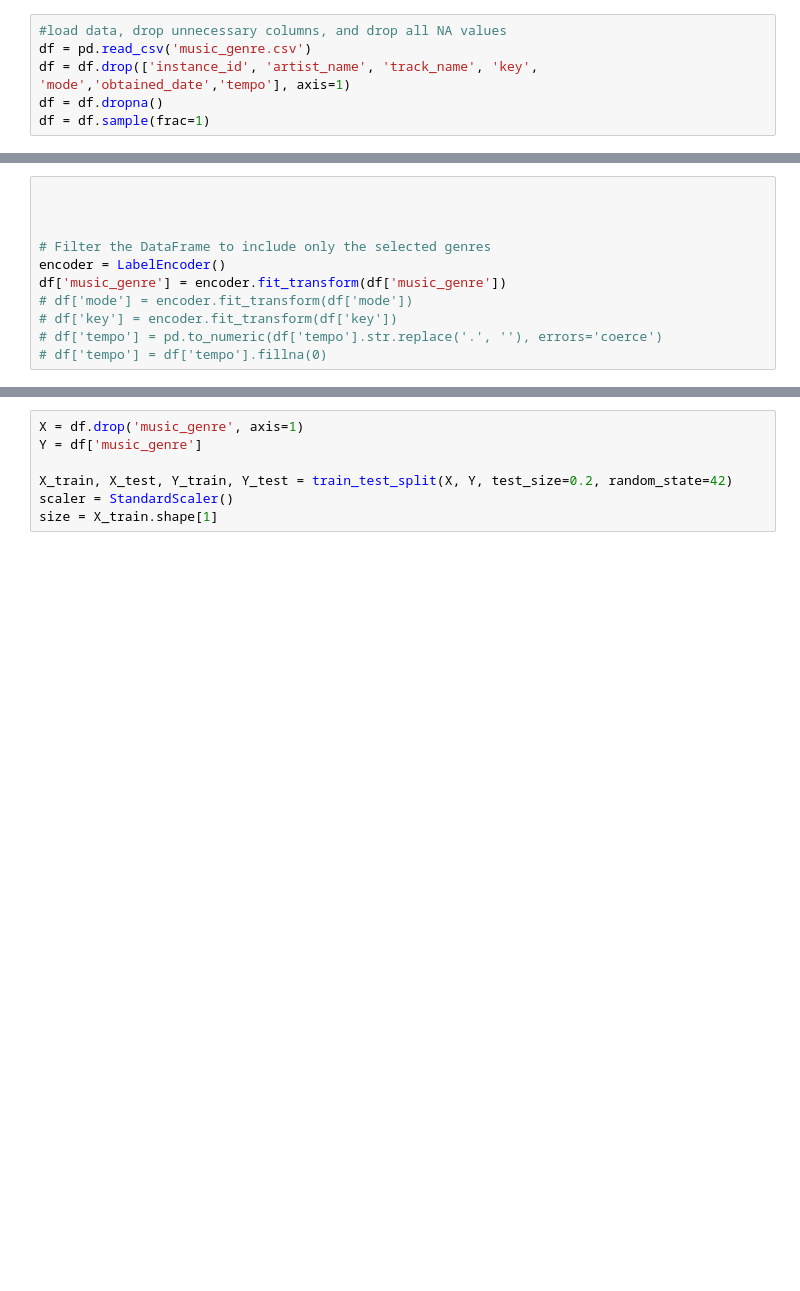
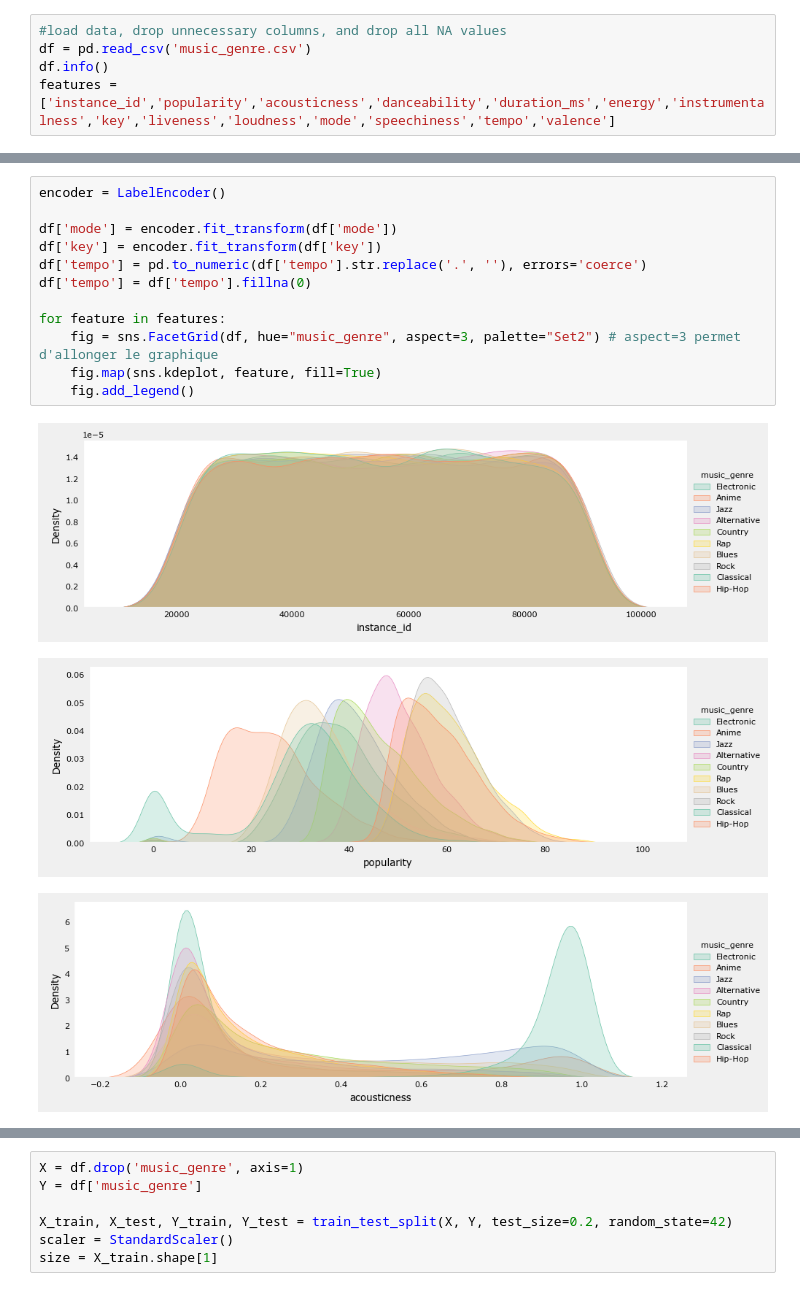
Before and after one commit to jebs77/Machine-Learning, a Jupyter notebook: project/project_v1.ipynb, the cells around one changed output, grey strips where cells are left out. Saved outputs shown, nothing was run; the diff lists cells and outputs as text; blank space fills up the shorter version.

```diff
--- a/project/project_v1.ipynb
+++ b/project/project_v1.ipynb
@@ -25,6 +26,5 @@ Then we convert the genres into numerical values so it can be used by the machin
 # %%
 #load data, drop unnecessary columns, and drop all NA values
 df = pd.read_csv('music_genre.csv')
-df = df.drop(['instance_id', 'artist_name', 'track_name', 'key', 'mode','obtained_date','tempo'], axis=1)
-df = df.dropna()
-df = df.sample(frac=1)
+df.info()
+features = ['instance_id','popularity','acousticness','danceability','duration_ms','energy','instrumentalness','key','liveness','loudness','mode','speechiness','tempo','valence']
@@ -46,11 +51,16 @@ dtype: object
 # %%
+encoder = LabelEncoder()
 
+df['mode'] = encoder.fit_transform(df['mode'])
+df['key'] = encoder.fit_transform(df['key'])
+df['tempo'] = pd.to_numeric(df['tempo'].str.replace('.', ''), errors='coerce')
+df['tempo'] = df['tempo'].fillna(0)
 
-
-# Filter the DataFrame to include only the selected genres
-encoder = LabelEncoder()
-df['music_genre'] = encoder.fit_transform(df['music_genre'])
-# df['mode'] = encoder.fit_transform(df['mode'])
-# df['key'] = encoder.fit_transform(df['key'])
-# df['tempo'] = pd.to_numeric(df['tempo'].str.replace('.', ''), errors='coerce')
-# df['tempo'] = df['tempo'].fillna(0)
+for feature in features:
+    fig = sns.FacetGrid(df, hue="music_genre", aspect=3, palette="Set2") # aspect=3 permet d'allonger le graphique
+    fig.map(sns.kdeplot, feature, fill=True)
+    fig.add_legend()
+# %% [output]
+[figure, added]
+[figure, added]
+[figure, added]
```
Also changed, not shown: parts of 17 cells of this notebook.
